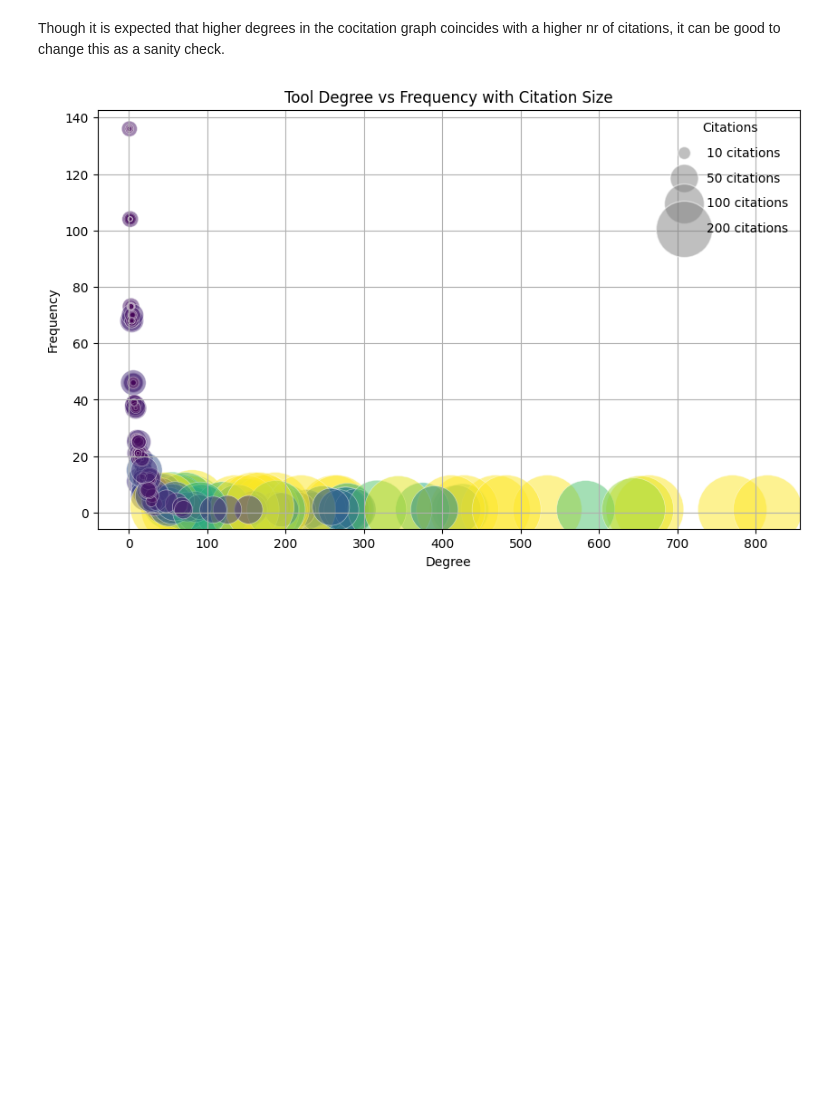
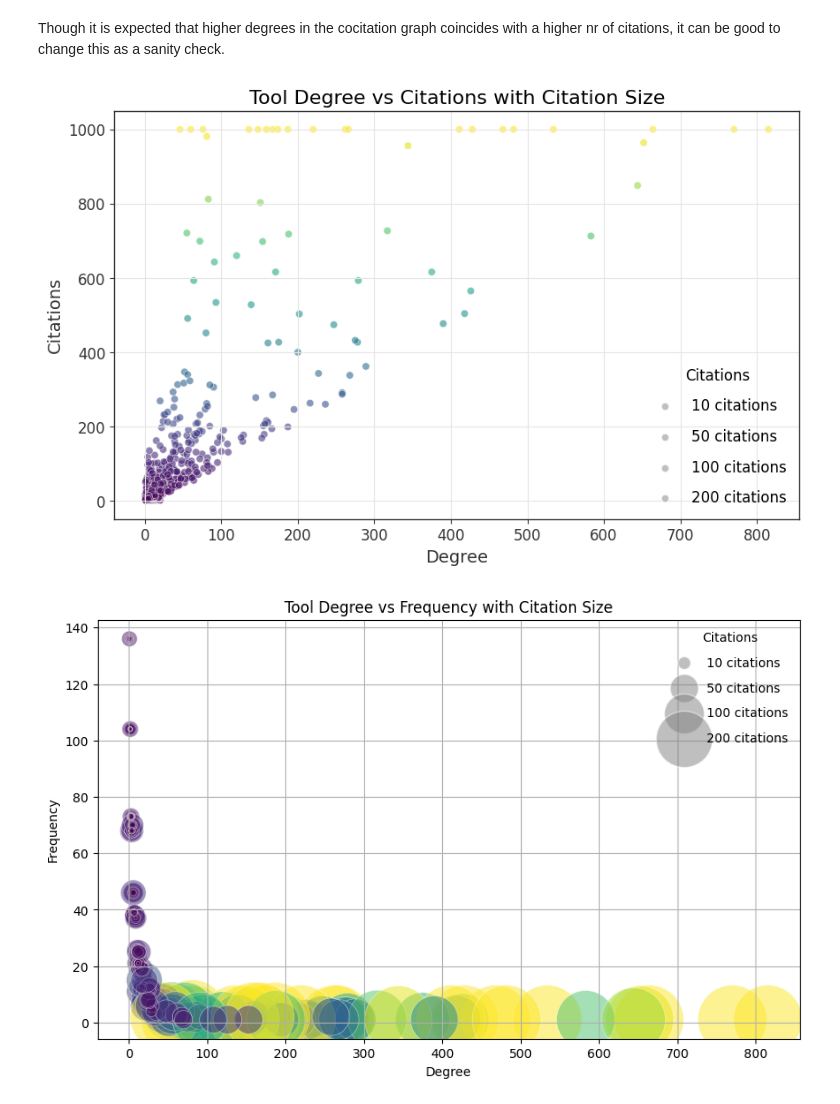
Before and after one commit to Workflomics/pubmetric, a Jupyter notebook: stat_visualisation.ipynb, the cells around one changed output. Drawn from its saved outputs; the diff is of its cells as text; code cells hidden in the pictures; blank space fills up the shorter version.

```diff
--- a/stat_visualisation.ipynb
+++ b/stat_visualisation.ipynb
@@ -70,6 +98,35 @@ plt.show()
 ### Visualising how degree and nr citations cooccur
 # %% [markdown]
 Though it is expected that higher degrees in the cocitation graph coincides with a higher nr of citations, it can be good to change this as a sanity check.
+# %%
+# Create lists for plotting
+degrees = []
+citations = []
+sizes = []
+
+for tool in included_tools:
+    if tool in tool_degrees:
+        degrees.append(tool_degrees[tool])
+        citations.append(nr_citations.get(tool, 0))
+        sizes.append(nr_citations.get(tool, 0) * 3)  # Scale citation size for visibility
+
+# Plotting the scatter diagram
+plt.figure(figsize=(10, 6))
+scatter = plt.scatter(degrees, citations, c=sizes, cmap='viridis', alpha=0.6, edgecolors="w", linewidth=0.5)
+# plt.xscale('log')
+plt.title('Tool Degree vs Citations with Citation Size')
+plt.xlabel('Degree')
+plt.ylabel('Citations')
+plt.grid(True)
+
+# Add a legend for size (example sizes)
+for size in [10, 50, 100, 200]:
+    plt.scatter([], [], c='gray', alpha=0.5, edgecolors="w", label=f'{size} citations')
+plt.legend(scatterpoints=1, frameon=False, labelspacing=1, title='Citations')
+
+plt.show()
+# %% [output]
+[figure, added]
 # %%
 # Create lists for plotting
 degrees = []
```
Also changed, not shown: parts of 4 cells of this notebook.
